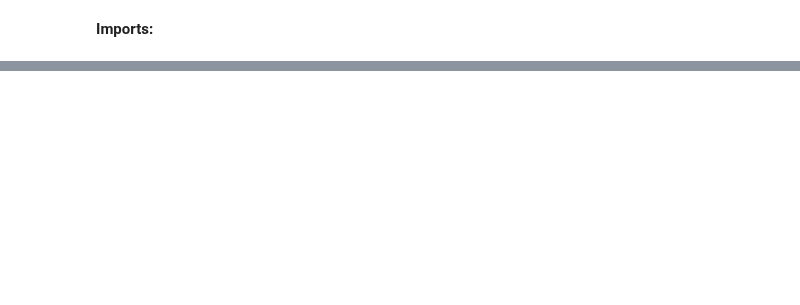
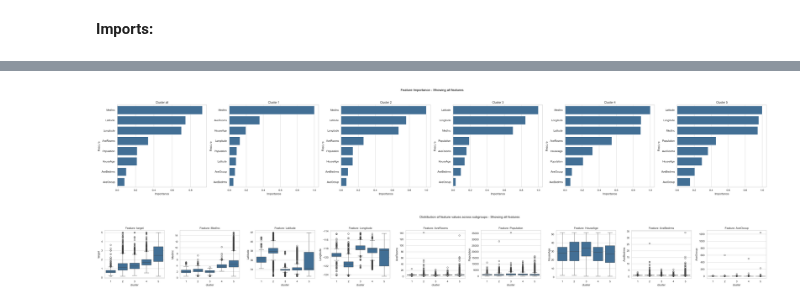
Before and after one commit to HelmholtzAI-Consultants-Munich/fg-clustering, a Jupyter notebook: tutorials/special_case_big_data_with_FGC.ipynb, the cells around one changed output, grey strips where cells are left out. Cells and saved outputs as stored; diff of their text form; code cells hidden in the pictures; blank space fills up the shorter version.

```diff
--- a/tutorials/special_case_big_data_with_FGC.ipynb
+++ b/tutorials/special_case_big_data_with_FGC.ipynb
@@ -221,0 +61,9 @@ fgc.plot_decision_paths()
+# %%
+regressor = RandomForestRegressor(random_state=42)
+grid = {'max_depth':[2, 5, 10], 'max_features': ['log2'], 'n_estimators': [100], 'bootstrap': [True], 'oob_score': [True]}
+grid_search_cv = GridSearchCV(regressor, grid, cv=5, return_train_score=True)
+grid_search_cv.fit(X_housing, y_housing)
+results = pd.DataFrame(grid_search_cv.cv_results_)
+
+model = grid_search_cv.best_estimator_
+print(f'OOB R^2 of prediction model: {model.oob_score_}')
@@ -221,0 +262,22 @@ fgc.plot_decision_paths()
+# %%
+clustering_distance_metric = DistanceRandomForestProximity(memory_efficient=True, dir_distance_matrix="./")
+clustering_strategy = ClusteringClara(sub_sample_size=0.6, sampling_iter=5, method="fasterpam")
+JI_bootstrap_iter = 50
+JI_bootstrap_sample_size = 1.0
+n_jobs = 5
+
+start = time.perf_counter()
+fgc = forest_guided_clustering(
+    estimator=model,
+    X=X_housing,
+    y=y_housing,
+    clustering_distance_metric=clustering_distance_metric,
+    clustering_strategy=clustering_strategy,
+    JI_bootstrap_sample_size=JI_bootstrap_sample_size,
+    JI_bootstrap_iter=JI_bootstrap_iter,
+    n_jobs=n_jobs,
+)
+end = time.perf_counter()
+
+minutes = (end - start) / 60
+print(f"Runtime: ⏱️ {minutes:.2f} minutes")
@@ -221,0 +296,25 @@ fgc.plot_decision_paths()
+# %%
+feature_importance = forest_guided_feature_importance(
+    X=X_housing,
+    y=y_housing,
+    cluster_labels=fgc.cluster_labels,
+    model_type=fgc.model_type,
+    feature_importance_distance_metric="wasserstein",
+)
+
+plot_forest_guided_feature_importance(
+    feature_importance_local=feature_importance.feature_importance_local,
+    feature_importance_global=feature_importance.feature_importance_global,
+    num_cols=6,
+)
+# %% [output]
+[figure, added]
+# %%
+plot_forest_guided_decision_paths(
+    data_clustering=feature_importance.data_clustering,
+    model_type=fgc.model_type,
+    heatmap=False,
+    num_cols=10
+)
+# %% [output]
+[figure, added]
```
Also changed, not shown: parts of 52 cells of this notebook, 4 other files.
